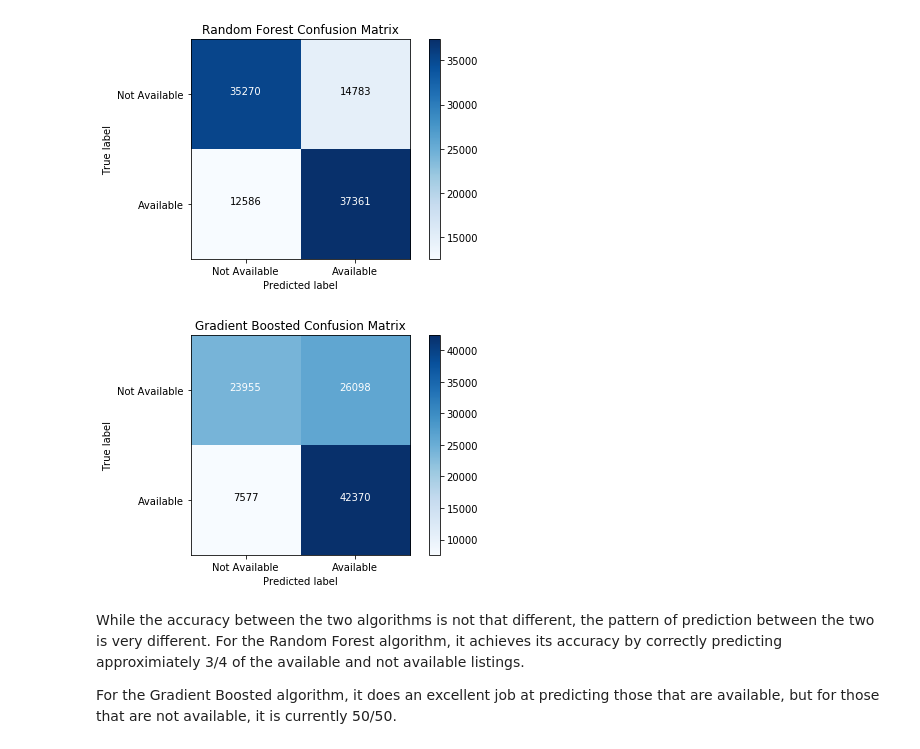
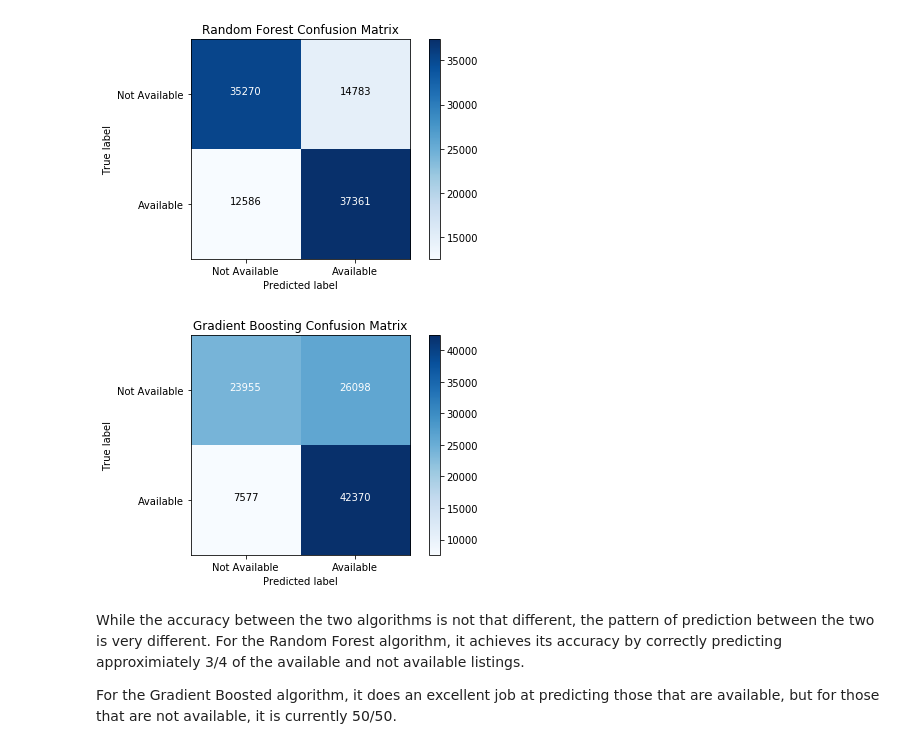
Before and after one commit to rebeccaebarnes/DSND-Project-4, a Jupyter notebook: seattle_airbnb_exploration.ipynb, the cells around one changed output. Saved outputs shown, nothing was run; the diff lists cells and outputs as text; code cells hidden in the pictures.

```diff
--- a/seattle_airbnb_exploration.ipynb
+++ b/seattle_airbnb_exploration.ipynb
@@ -2121,9 +2121,9 @@ def read_X_data(file, dtypes, keep_cols=None, sample=None, copy=True):
 
     return data
 # %%
-def read_y_data(file, index=None):
+def read_y_data(file, index=np.array([])):
     data = pd.read_csv(file, header=None)
-    if index:
+    if index.shape[0] >= 1:
         data = data.iloc[index, 0].values
     else:
         data = data[0].values
@@ -2247,9 +2247,9 @@ plot_confusion_matrix(rf_cm, ['Not Available', 'Available'], "Random Forest Conf
 [figure]
 # %%
 gb_cm = confusion_matrix(y_test, gb_test_preds)
-plot_confusion_matrix(gb_cm, ['Not Available', 'Available'], "Gradient Boosted Confusion Matrix")
+plot_confusion_matrix(gb_cm, ['Not Available', 'Available'], "Gradient Boosting Confusion Matrix")
 # %% [output]
-[figure, old version]
+[figure, new version]
 # %% [markdown]
 While the accuracy between the two algorithms is not that different, the pattern of prediction between the two is very different. For the Random Forest algorithm, it achieves its accuracy by correctly predicting approximiately 3/4 of the available and not available listings.
 
```
Also changed, not shown: parts of 3 cells of this notebook.
